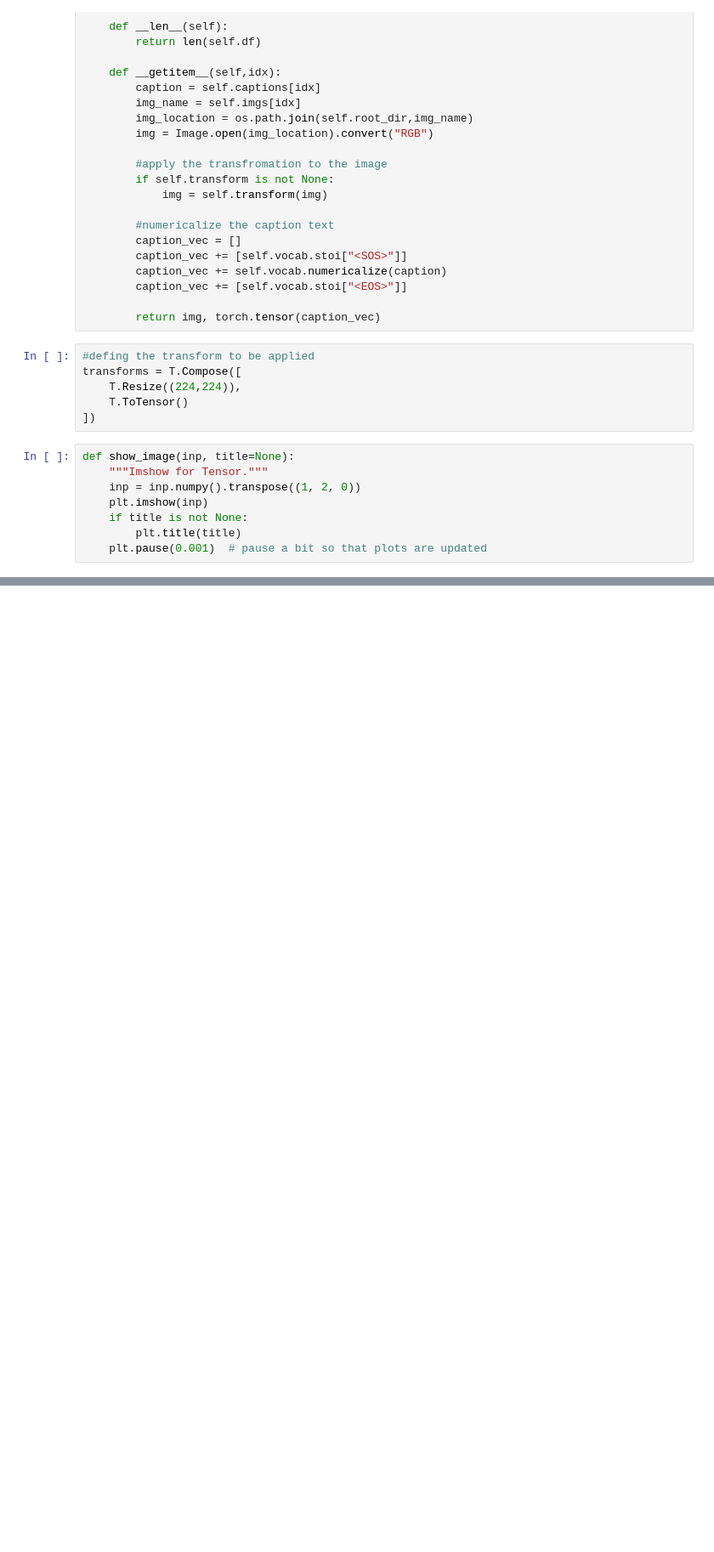
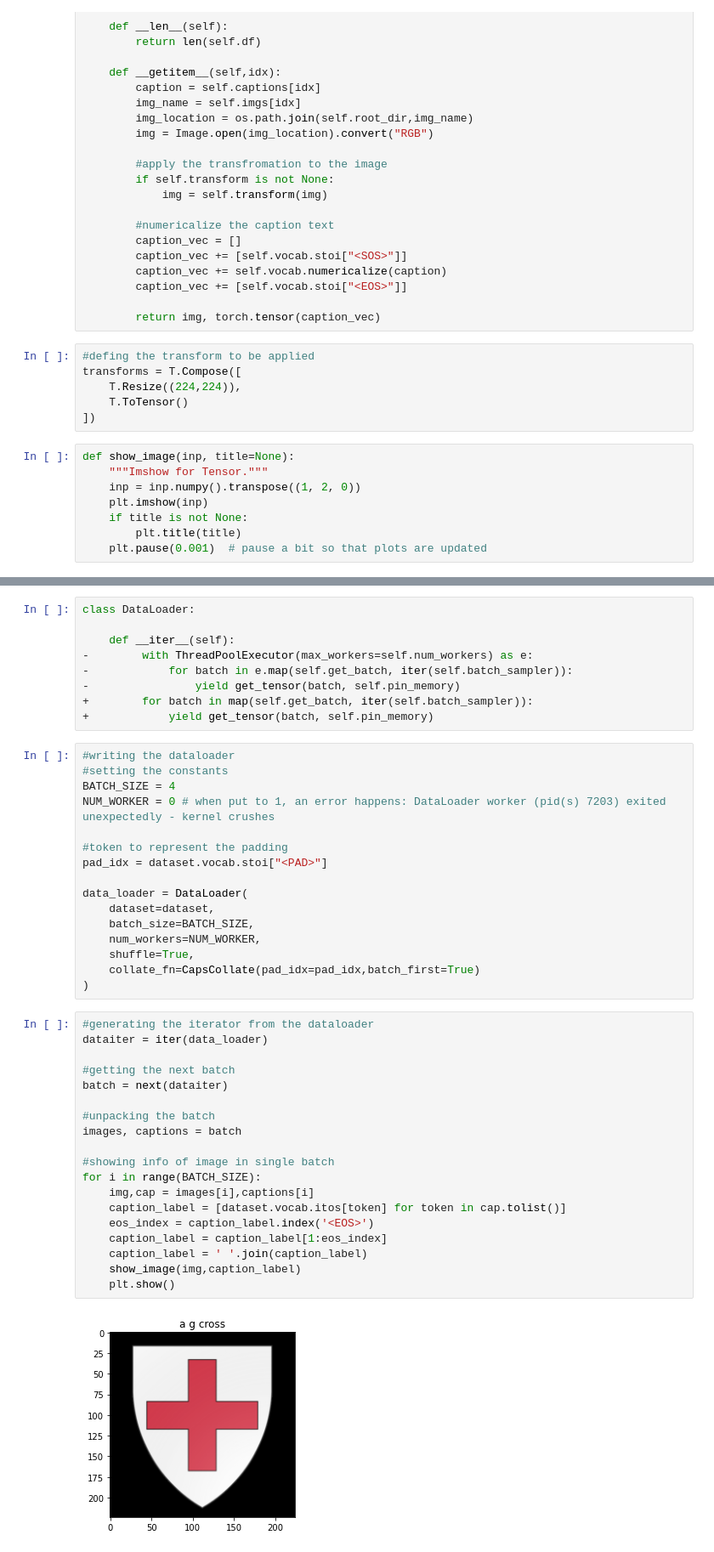
Before and after one commit to safaa-alnabulsi/coat-of-arms, a Jupyter notebook: baseline-model.ipynb, the cells around one changed output, grey strips where cells are left out. Shown at 85% size. Saved outputs shown, nothing was run; the diff lists cells and outputs as text; blank space fills up the shorter version.

Commit message:
Continue with Dataloader

```diff
--- a/baseline-model.ipynb
+++ b/baseline-model.ipynb
@@ -205,0 +222,46 @@ Sentence:
+# %%
+class DataLoader:
+
+    def __iter__(self):
+-        with ThreadPoolExecutor(max_workers=self.num_workers) as e:
+-            for batch in e.map(self.get_batch, iter(self.batch_sampler)):
+-                yield get_tensor(batch, self.pin_memory)
++        for batch in map(self.get_batch, iter(self.batch_sampler)):
++            yield get_tensor(batch, self.pin_memory)
+# %%
+#writing the dataloader
+#setting the constants
+BATCH_SIZE = 4
+NUM_WORKER = 0 # when put to 1, an error happens: DataLoader worker (pid(s) 7203) exited unexpectedly - kernel crushes
+
+#token to represent the padding
+pad_idx = dataset.vocab.stoi["<PAD>"]
+
+data_loader = DataLoader(
+    dataset=dataset,
+    batch_size=BATCH_SIZE,
+    num_workers=NUM_WORKER,
+    shuffle=True,
+    collate_fn=CapsCollate(pad_idx=pad_idx,batch_first=True)
+)
+# %%
+#generating the iterator from the dataloader
+dataiter = iter(data_loader)
+
+#getting the next batch
+batch = next(dataiter)
+
+#unpacking the batch
+images, captions = batch
+
+#showing info of image in single batch
+for i in range(BATCH_SIZE):
+    img,cap = images[i],captions[i]
+    caption_label = [dataset.vocab.itos[token] for token in cap.tolist()]
+    eos_index = caption_label.index('<EOS>')
+    caption_label = caption_label[1:eos_index]
+    caption_label = ' '.join(caption_label)
+    show_image(img,caption_label)
+    plt.show()
+# %% [output]
+[figure, added]
```
Also changed, not shown: parts of 4 cells of this notebook.
